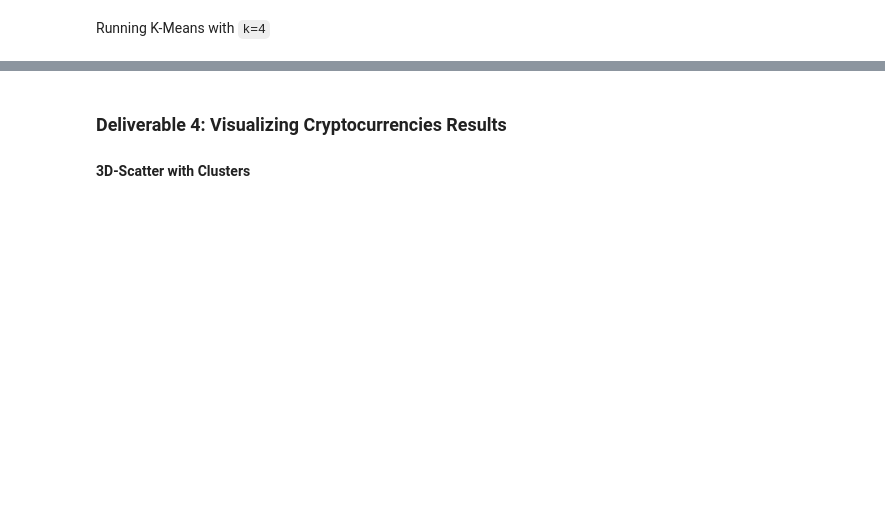
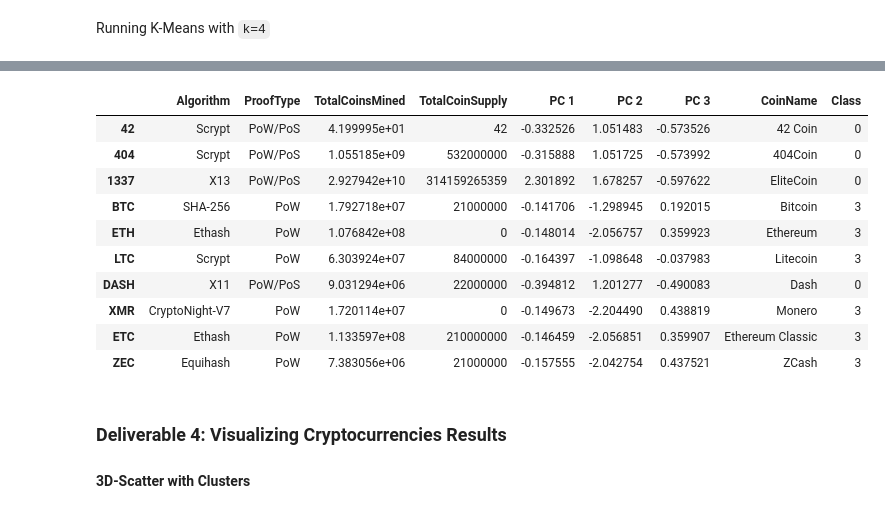
Before and after one commit to dharlerjr/Cryptocurrencies, a Jupyter notebook: crypto_clustering.ipynb, the cells around one changed output, grey strips where cells are left out. Saved outputs shown, nothing was run; the diff lists cells and outputs as text; code cells hidden in the pictures; blank space fills up the shorter version.

Commit message:
clustering cryptos using k-means.

```diff
--- a/crypto_clustering.ipynb
+++ b/crypto_clustering.ipynb
@@ -206,0 +215,15 @@ pcs_df.head(10)
+# %%
+# Create an elbow curve to find the best value for K.
+inertia = []
+k = list(range(1, 11))
+
+# Calculate the inertia for the range of K values
+for i in k:
+    km = KMeans(n_clusters=i, random_state=0)
+    km.fit(pcs_df)
+    inertia.append(km.inertia_)
+
+# Define a DataFrame to plot the Elbow Curve using hvPlot
+elbow_data = {"k": k, "inertia": inertia}
+elbow_df = pd.DataFrame(elbow_data)
+elbow_df.hvplot.line(x="k", y="inertia", title="Elbow Curve", xticks=k)
@@ -208,10 +233,10 @@ pcs_df.head(10)
 Running K-Means with `k=4`
 # %%
 # Initialize the K-Means model.
-# YOUR CODE HERE
+model = KMeans(n_clusters=4, random_state=0)
 
 # Fit the model
-# YOUR CODE HERE
+model.fit(pcs_df)
 
 # Predict clusters
-# YOUR CODE HERE
+predictions = model.predict(pcs_df)
@@ -218,17 +263,28 @@ Running K-Means with `k=4`
 # %%
 # Create a new DataFrame including predicted clusters and cryptocurrencies features.
 # Concatentate the crypto_df and pcs_df DataFrames on the same columns.
-# YOUR CODE HERE
+clustered_df = pd.concat([crypto_df, pcs_df], axis=1, join='inner')
 
 #  Add a new column, "CoinName" to the clustered_df DataFrame that holds the names of the cryptocurrencies.
-# YOUR CODE HERE
+clustered_df["CoinName"] = crypto_name_df.CoinName
 
 #  Add a new column, "Class" to the clustered_df DataFrame that holds the predictions.
-# YOUR CODE HERE
+clustered_df["Class"] = model.labels_
 
 # Print the shape of the clustered_df
-print(clustered_df.shape)
 clustered_df.head(10)
+# %% [output]
+|  | Algorithm | ProofType | TotalCoinsMined | TotalCoinSupply | PC 1 | PC 2 | PC 3 | CoinName | Class |
+| 42 | Scrypt | PoW/PoS | 4.199995e+01 | 42 | -0.332526 | 1.051483 | -0.573526 | 42 Coin | 0 |
+| 404 | Scrypt | PoW/PoS | 1.055185e+09 | 532000000 | -0.315888 | 1.051725 | -0.573992 | 404Coin | 0 |
+| 1337 | X13 | PoW/PoS | 2.927942e+10 | 314159265359 | 2.301892 | 1.678257 | -0.597622 | EliteCoin | 0 |
+| BTC | SHA-256 | PoW | 1.792718e+07 | 21000000 | -0.141706 | -1.298945 | 0.192015 | Bitcoin | 3 |
+| ETH | Ethash | PoW | 1.076842e+08 | 0 | -0.148014 | -2.056757 | 0.359923 | Ethereum | 3 |
+| LTC | Scrypt | PoW | 6.303924e+07 | 84000000 | -0.164397 | -1.098648 | -0.037983 | Litecoin | 3 |
+| DASH | X11 | PoW/PoS | 9.031294e+06 | 22000000 | -0.394812 | 1.201277 | -0.490083 | Dash | 0 |
+| XMR | CryptoNight-V7 | PoW | 1.720114e+07 | 0 | -0.149673 | -2.204490 | 0.438819 | Monero | 3 |
+| ETC | Ethash | PoW | 1.133597e+08 | 210000000 | -0.146459 | -2.056851 | 0.359907 | Ethereum Classic | 3 |
+| ZEC | Equihash | PoW | 7.383056e+06 | 21000000 | -0.157555 | -2.042754 | 0.437521 | ZCash | 3 |
 # %% [markdown]
 ### Deliverable 4: Visualizing Cryptocurrencies Results
 
```
Also changed, not shown: parts of 4 cells of this notebook.
